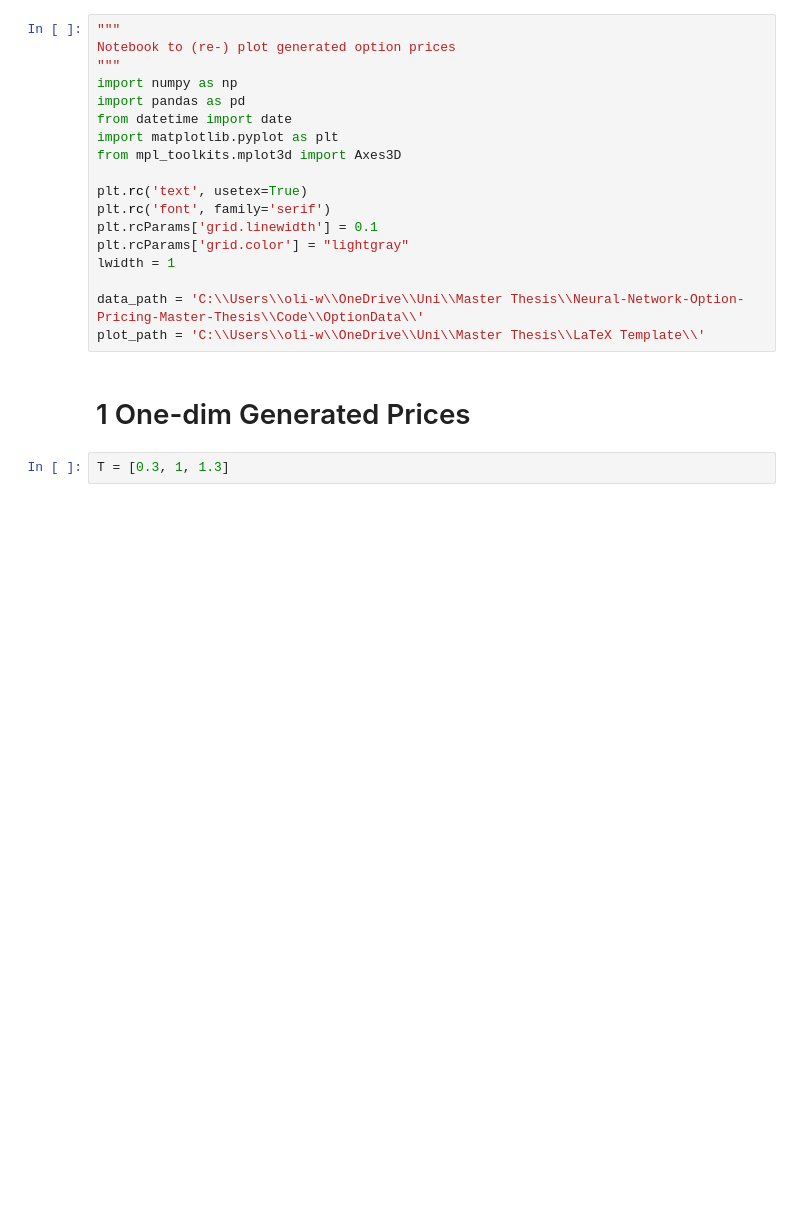
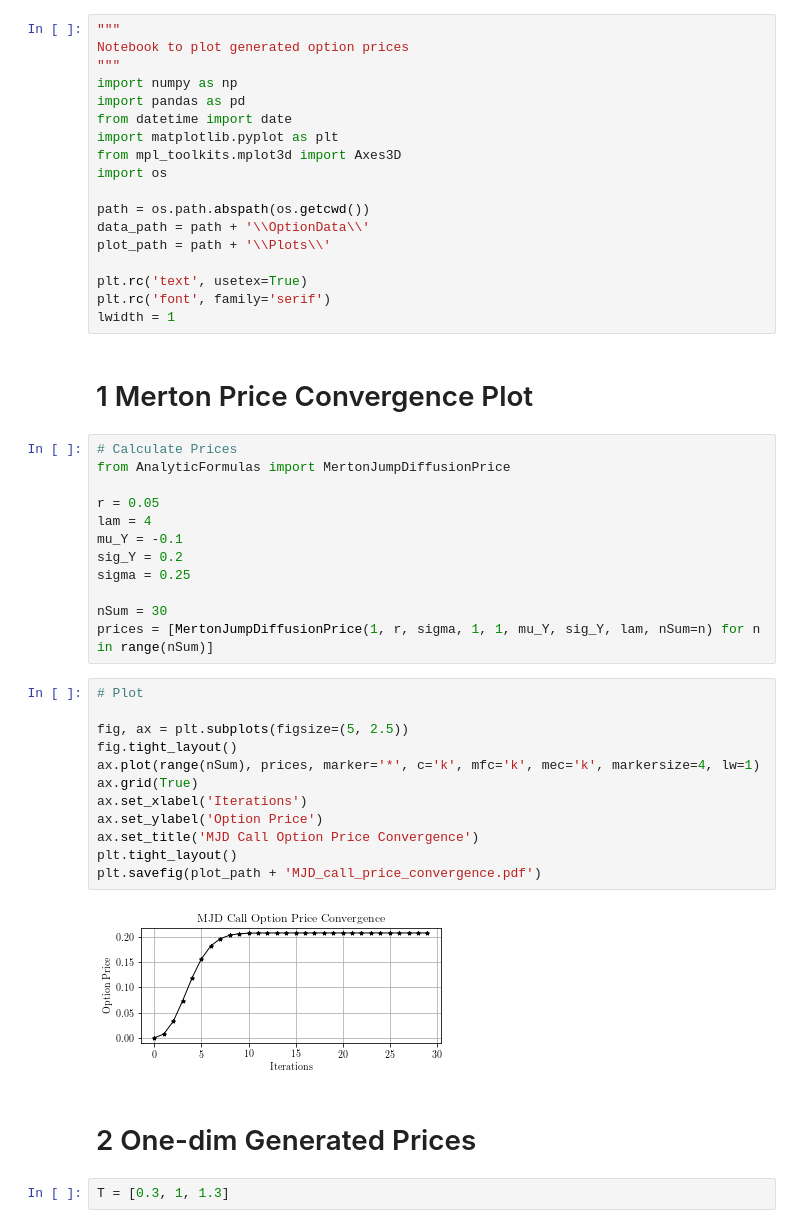
Before and after one commit to oliverweber1/Neural-Network-Option-Pricing-Master-Thesis, a Jupyter notebook: Code/Price Plots.ipynb, the cells around one changed output. Cells and saved outputs as stored; diff of their text form; blank space fills up the shorter version.

```diff
--- a/Code/Price Plots.ipynb
+++ b/Code/Price Plots.ipynb
@@ -1,23 +1,51 @@
 # %%
 """
-Notebook to (re-) plot generated option prices
+Notebook to plot generated option prices
 """
 import numpy as np
 import pandas as pd
 from datetime import date
 import matplotlib.pyplot as plt
 from mpl_toolkits.mplot3d import Axes3D
+import os
+
+path = os.path.abspath(os.getcwd())
+data_path = path + '\\OptionData\\'
+plot_path = path + '\\Plots\\'
 
 plt.rc('text', usetex=True)
 plt.rc('font', family='serif')
-plt.rcParams['grid.linewidth'] = 0.1
-plt.rcParams['grid.color'] = "lightgray"
 lwidth = 1
-
-data_path = 'C:\\Users\\oli-w\\OneDrive\\Uni\\Master Thesis\\Neural-Network-Option-Pricing-Master-Thesis\\Code\\OptionData\\'
-plot_path = 'C:\\Users\\oli-w\\OneDrive\\Uni\\Master Thesis\\LaTeX Template\\'
+# %% [markdown]
+# 1 Merton Price Convergence Plot
+# %%
+# Calculate Prices
+from AnalyticFormulas import MertonJumpDiffusionPrice
+
+r = 0.05
+lam = 4
+mu_Y = -0.1
+sig_Y = 0.2
+sigma = 0.25
+
+nSum = 30
+prices = [MertonJumpDiffusionPrice(1, r, sigma, 1, 1, mu_Y, sig_Y, lam, nSum=n) for n in range(nSum)]
+# %%
+# Plot
+
+fig, ax = plt.subplots(figsize=(5, 2.5))
+fig.tight_layout()
+ax.plot(range(nSum), prices, marker='*', c='k', mfc='k', mec='k', markersize=4, lw=1)
+ax.grid(True)
+ax.set_xlabel('Iterations')
+ax.set_ylabel('Option Price')
+ax.set_title('MJD Call Option Price Convergence')
+plt.tight_layout()
+plt.savefig(plot_path + 'MJD_call_price_convergence.pdf')
+# %% [output]
+[figure, added]
 # %% [markdown]
-# 1 One-dim Generated Prices
+# 2 One-dim Generated Prices
 # %%
 T = [0.3, 1, 1.3]
 # %%
```
Also changed, not shown: parts of 7 cells of this notebook, 45 other files.
